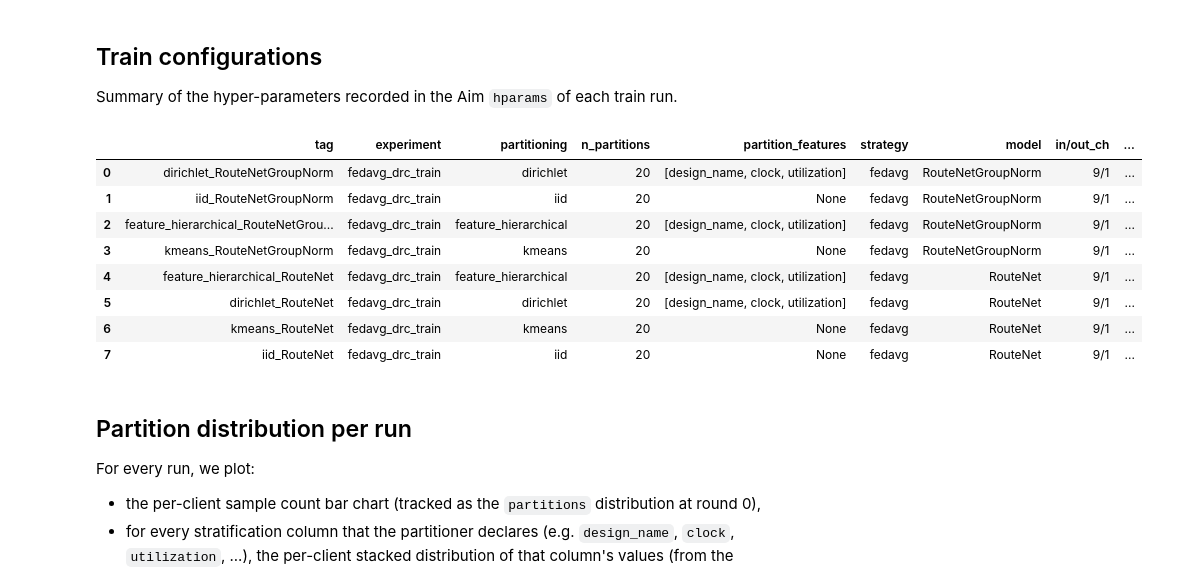
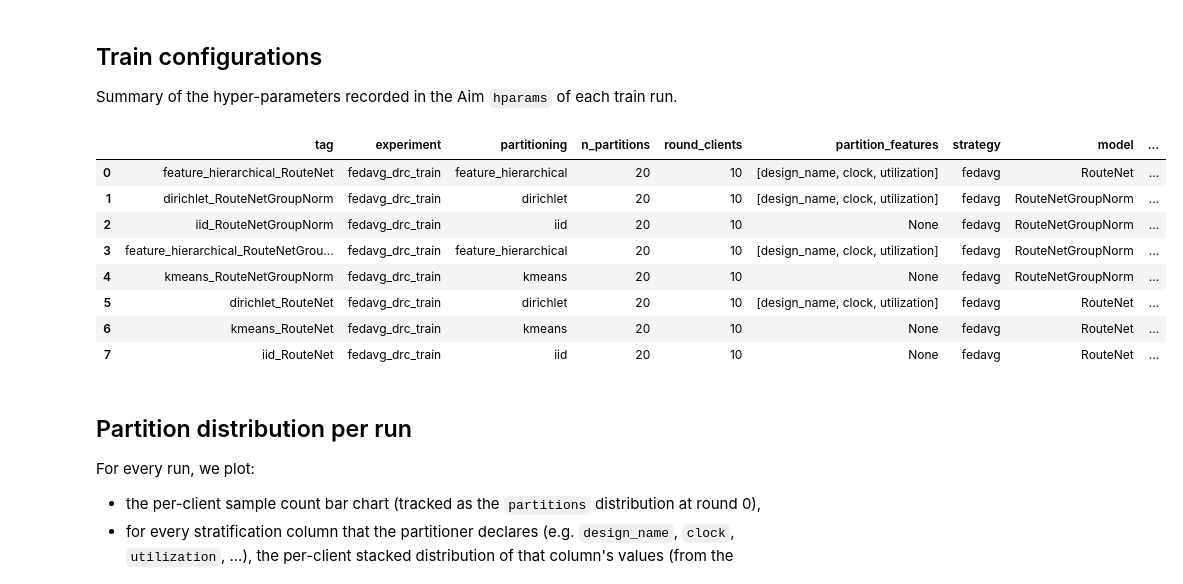
Before and after one commit to beppSpedicato/FedCircuitNet, a Jupyter notebook: show_result.ipynb, the cells around one changed output. Saved outputs shown, nothing was run; the diff lists cells and outputs as text; code cells hidden in the pictures.

```diff
--- a/show_result.ipynb
+++ b/show_result.ipynb
@@ -142,42 +142,43 @@ train_runs = sort_by_scheme(collect_runs(TRAIN_EXPERIMENTS), train_scheme_tag)
 train_conf_rows = []
 for run in train_runs:
     hparams = run.get('hparams') or {}
     partitioning = hparams.get('partitioning') or {}
     strategy = hparams.get('strategy') or {}
     model = hparams.get('model') or {}
     training = hparams.get('training') or {}
     evaluation = hparams.get('evaluation') or {}
 
     train_conf_rows.append({
         'tag': train_scheme_tag(run),
         'experiment': run.experiment,
         'partitioning': partitioning.get('type'),
         'n_partitions': partitioning.get('n_partitions'),
+        'round_clients': strategy.get('round_clients'),
         'partition_features': partitioning.get('features'),
         'strategy': strategy.get('type'),
         'model': model.get('type'),
         'in/out_ch': f"{model.get('in_channels')}/{model.get('out_channels')}",
         'local_epochs': strategy.get('local_epochs'),
         'batch_size': strategy.get('batch_size'),
         'lr': strategy.get('learning_rate'),
         'loss': strategy.get('loss_type'),
         'eval_metric': strategy.get('eval_metric'),
         'num_rounds': training.get('num_rounds'),
         'val_threshold': evaluation.get('threshold'),
     })
 
 train_conf_df = pd.DataFrame(train_conf_rows)
 display(train_conf_df)
 # %% [output]
-|  | tag | experiment | partitioning | n_partitions | partition_features | strategy | model | in/out_ch | ... |
-| 0 | dirichlet_RouteNetGroupNorm | fedavg_drc_train | dirichlet | 20 | [design_name, clock, utilization] | fedavg | RouteNetGroupNorm | 9/1 | ... |
-| 1 | iid_RouteNetGroupNorm | fedavg_drc_train | iid | 20 | None | fedavg | RouteNetGroupNorm | 9/1 | ... |
-| 2 | feature_hierarchical_RouteNetGrou... | fedavg_drc_train | feature_hierarchical | 20 | [design_name, clock, utilization] | fedavg | RouteNetGroupNorm | 9/1 | ... |
-| 3 | kmeans_RouteNetGroupNorm | fedavg_drc_train | kmeans | 20 | None | fedavg | RouteNetGroupNorm | 9/1 | ... |
-| 4 | feature_hierarchical_RouteNet | fedavg_drc_train | feature_hierarchical | 20 | [design_name, clock, utilization] | fedavg | RouteNet | 9/1 | ... |
-| 5 | dirichlet_RouteNet | fedavg_drc_train | dirichlet | 20 | [design_name, clock, utilization] | fedavg | RouteNet | 9/1 | ... |
-| 6 | kmeans_RouteNet | fedavg_drc_train | kmeans | 20 | None | fedavg | RouteNet | 9/1 | ... |
-| 7 | iid_RouteNet | fedavg_drc_train | iid | 20 | None | fedavg | RouteNet | 9/1 | ... |
+|  | tag | experiment | partitioning | n_partitions | round_clients | partition_features | strategy | model | ... |
+| 0 | feature_hierarchical_RouteNet | fedavg_drc_train | feature_hierarchical | 20 | 10 | [design_name, clock, utilization] | fedavg | RouteNet | ... |
+| 1 | dirichlet_RouteNetGroupNorm | fedavg_drc_train | dirichlet | 20 | 10 | [design_name, clock, utilization] | fedavg | RouteNetGroupNorm | ... |
+| 2 | iid_RouteNetGroupNorm | fedavg_drc_train | iid | 20 | 10 | None | fedavg | RouteNetGroupNorm | ... |
+| 3 | feature_hierarchical_RouteNetGrou... | fedavg_drc_train | feature_hierarchical | 20 | 10 | [design_name, clock, utilization] | fedavg | RouteNetGroupNorm | ... |
+| 4 | kmeans_RouteNetGroupNorm | fedavg_drc_train | kmeans | 20 | 10 | None | fedavg | RouteNetGroupNorm | ... |
+| 5 | dirichlet_RouteNet | fedavg_drc_train | dirichlet | 20 | 10 | [design_name, clock, utilization] | fedavg | RouteNet | ... |
+| 6 | kmeans_RouteNet | fedavg_drc_train | kmeans | 20 | 10 | None | fedavg | RouteNet | ... |
+| 7 | iid_RouteNet | fedavg_drc_train | iid | 20 | 10 | None | fedavg | RouteNet | ... |
 # %% [markdown]
 ## Partition distribution per run
 
```
Also changed, not shown: parts of 6 cells of this notebook, 4 other files.
